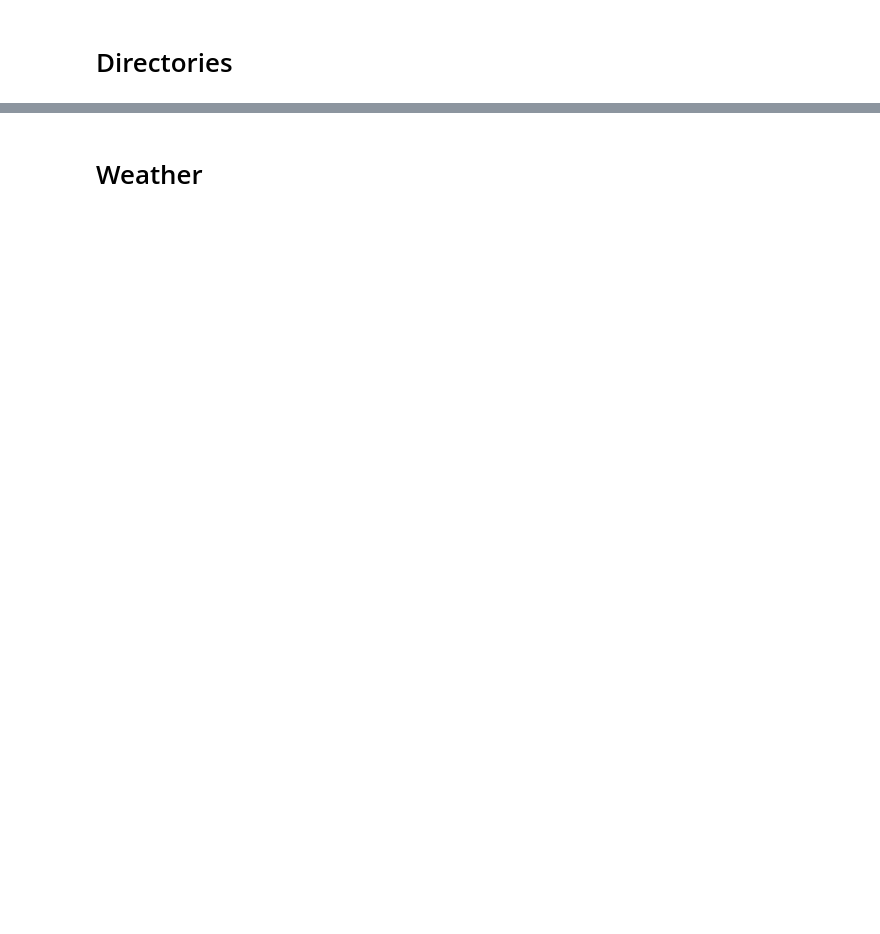
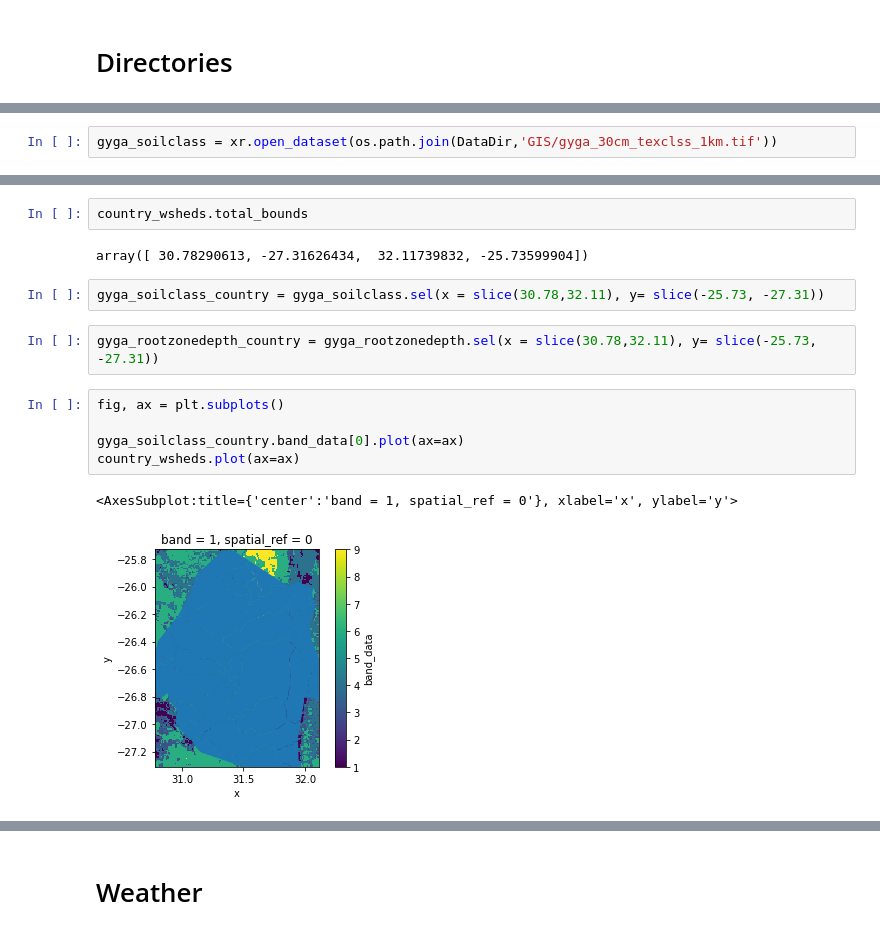
Before and after one commit to GerhardtB/C4, a Jupyter notebook: Aquacrop.ipynb, the cells around one changed output, grey strips where cells are left out. Drawn from its saved outputs; the diff is of its cells as text; blank space fills up the shorter version.

```diff
--- a/Aquacrop.ipynb
+++ b/Aquacrop.ipynb
@@ -20,0 +453,2 @@ os.listdir(DataDir)
+# %%
+gyga_soilclass = xr.open_dataset(os.path.join(DataDir,'GIS/gyga_30cm_texclss_1km.tif'))
@@ -20,0 +495,16 @@ os.listdir(DataDir)
+# %%
+country_wsheds.total_bounds
+# %% [output]
+array([ 30.78290613, -27.31626434,  32.11739832, -25.73599904])
+# %%
+gyga_soilclass_country = gyga_soilclass.sel(x = slice(30.78,32.11), y= slice(-25.73, -27.31))
+# %%
+gyga_rootzonedepth_country = gyga_rootzonedepth.sel(x = slice(30.78,32.11), y= slice(-25.73, -27.31))
+# %%
+fig, ax = plt.subplots()
+
+gyga_soilclass_country.band_data[0].plot(ax=ax)
+country_wsheds.plot(ax=ax)
+# %% [output]
+<AxesSubplot:title={'center':'band = 1, spatial_ref = 0'}, xlabel='x', ylabel='y'>
+[figure, added]
```
Also changed, not shown: parts of 124 cells of this notebook.
